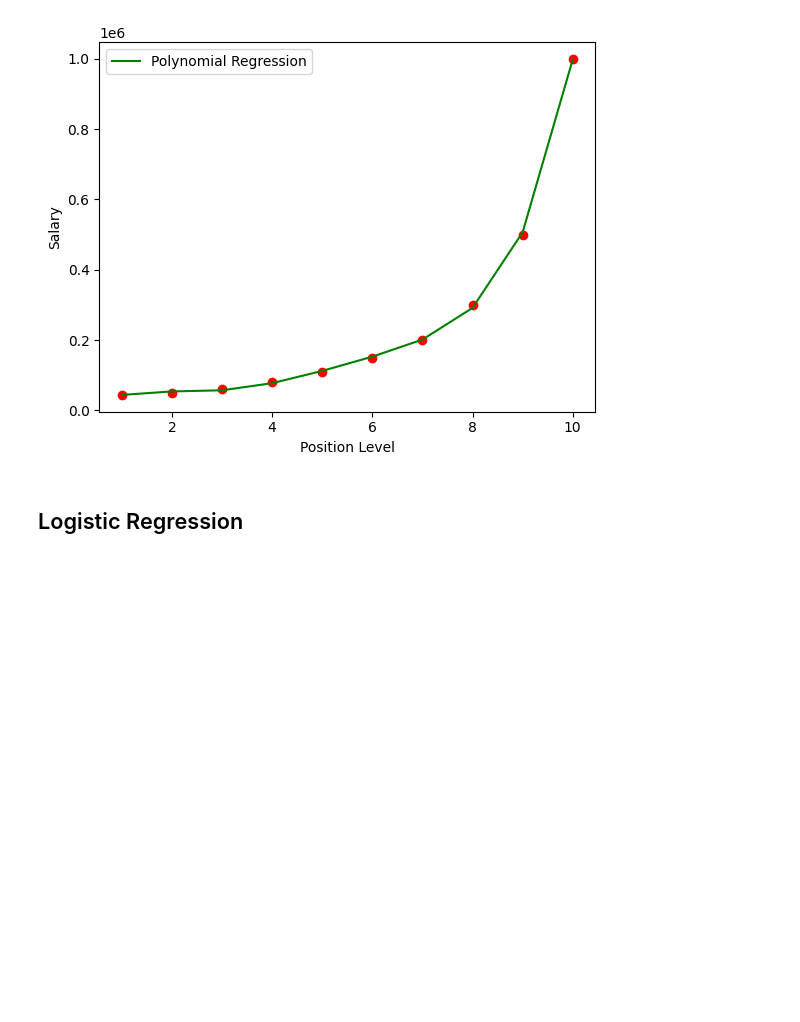
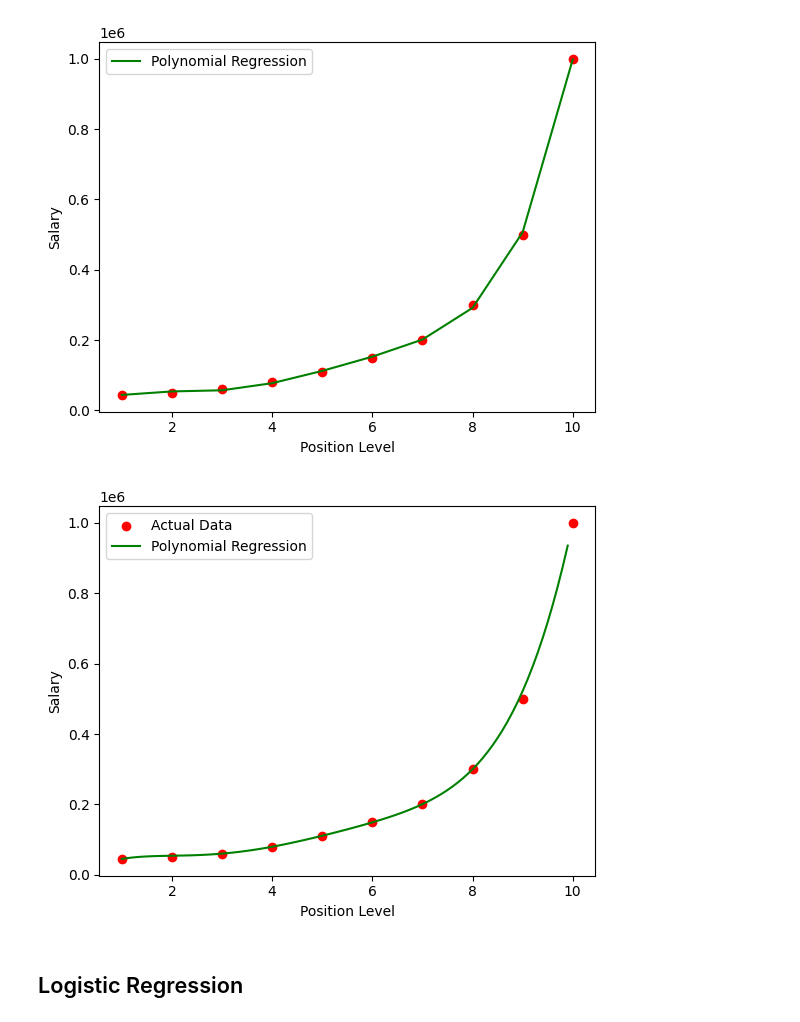
Before and after one commit to mohammedfaizan3103/ML-pracitice, a Jupyter notebook: ML_Lab.ipynb, the cells around one changed output. Cells and saved outputs as stored; diff of their text form; code cells hidden in the pictures; blank space fills up the shorter version.

```diff
--- a/ML_Lab.ipynb
+++ b/ML_Lab.ipynb
@@ -730,6 +874,33 @@ plt.legend()
 plt.show()
 # %% [output]
 [figure]
+# %%
+X_train, X_test, y_train, y_test = train_test_split(
+    X, y, test_size=0.2, random_state=42
+)
+# %%
+poly = PolynomialFeatures(degree=5)
+X_train_poly = poly.fit_transform(X_train)   # fit + transform on training
+X_test_poly  = poly.transform(X_test)        # only transform on test
+
+poly_reg = LinearRegression()
+poly_reg.fit(X_train_poly, y_train)
+
+y_predict = poly_reg.predict(X_test_poly)
+# %%
+X_grid = np.arange(min(X), max(X), 0.1).reshape(-1,1)
+X_grid_poly = poly.transform(X_grid)
+
+y_grid_pred = poly_reg.predict(X_grid_poly)
+
+plt.scatter(X, y, color='red', label="Actual Data")
+plt.plot(X_grid, y_grid_pred, color='green', label="Polynomial Regression")
+plt.xlabel("Position Level")
+plt.ylabel("Salary")
+plt.legend()
+plt.show()
+# %% [output]
+[figure, added]
 # %% [markdown]
 ## Logistic Regression
 # %%
```
Also changed, not shown: parts of 53 cells of this notebook.
